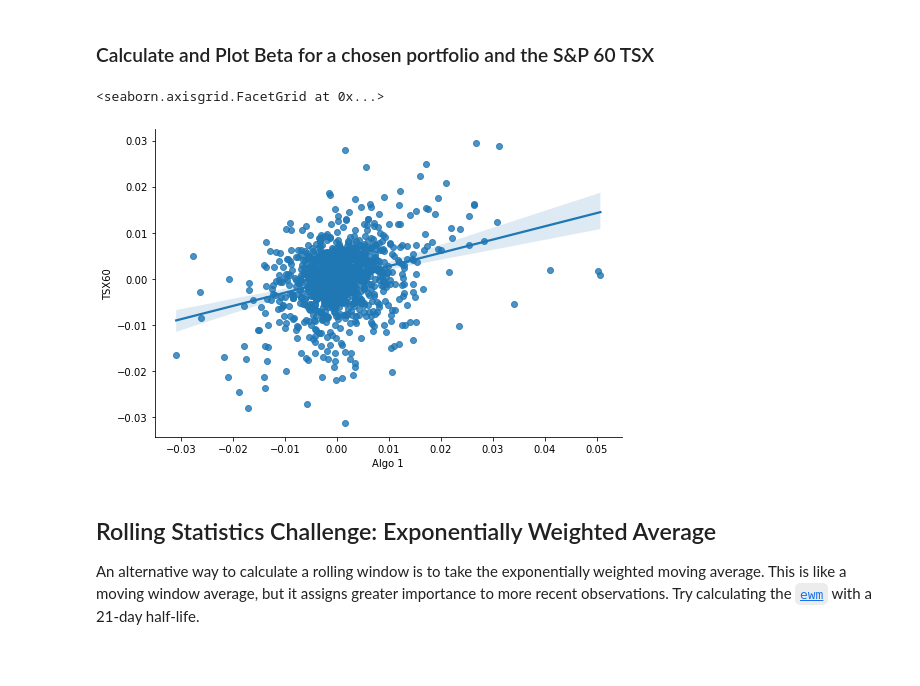
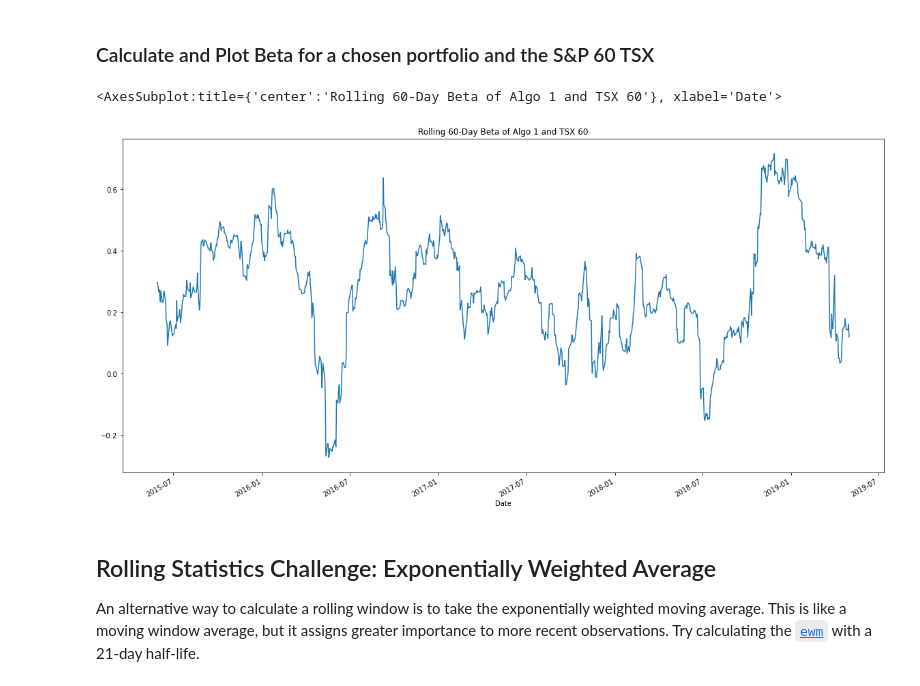
Before and after one commit to cjseeley7/Homework-Task-3, a Jupyter notebook: Week 3/Starter_Code/whale_analysis.ipynb, the cells around one changed output. Drawn from its saved outputs; the diff is of its cells as text; code cells hidden in the pictures; blank space fills up the shorter version.

```diff
--- a/Week 3/Starter_Code/whale_analysis.ipynb
+++ b/Week 3/Starter_Code/whale_analysis.ipynb
@@ -414,25 +422,43 @@ sns.heatmap(price_correlation, vmin=-1, vmax=1, annot=True)
 # %%
 # Calculate covariance of a single portfolio
 ## covariance of Algo 1
-covariance = combined_daily_returns['Algo 1'].cov(combined_daily_returns['TSX60'])
+#covariance = combined_daily_returns['Algo 1'].cov(combined_daily_returns['TSX60'])
 #covariance
 
+rolling_covariance = combined_daily_returns['Algo 1'].rolling(window=60).cov(combined_daily_returns['TSX60'])
+
+
 # Calculate variance of S&P TSX
-variance = combined_daily_returns['TSX60'].var()
+#variance = combined_daily_returns['TSX60'].var()
 #variance
 
+rolling_variance = combined_daily_returns['TSX60'].rolling(window=60).var()
 
 # Computing beta
 # Beta of Algo 1
-Algo1_beta = covariance / variance
+# calculate and plot the 60-day rolling beta for it and the S&P TSX 60.
+
+
+#Algo1_beta = covariance / variance
 #Algo1_beta
+
+rolling_beta = rolling_covariance / rolling_variance
+
+
+#rolling_beta = combined_daily_returns['Algo 1'].rolling(window=60).cov(daily_returns['SP500'])
+#rolling_covariance.plot(figsize=(20, 10), title='Rolling 30-Day Covariance of MSFT Returns vs. S&P 500 Returns')
+
+
 
 # Plot beta trend
 # Showcasing beta vs. correlation by plotting a scatterplot using the seaborn library and fitting a regression line
-sns.lmplot(x='Algo 1', y='TSX60', data=combined_daily_returns, aspect=1.5, fit_reg=True)
+
+#sns.lmplot(x='Algo 1', y='TSX60', data=combined_daily_returns, aspect=1.5, fit_reg=True)
+
+rolling_beta.plot(figsize=(20, 10), title='Rolling 60-Day Beta of Algo 1 and TSX 60')
 # %% [output]
-<seaborn.axisgrid.FacetGrid at 0x...>
+<AxesSubplot:title={'center':'Rolling 60-Day Beta of Algo 1 and TSX 60'}, xlabel='Date'>
-[figure, old version]
+[figure, new version]
 # %% [markdown]
 ## Rolling Statistics Challenge: Exponentially Weighted Average
 
```
Also changed, not shown: parts of 24 cells of this notebook, 3 other files.
